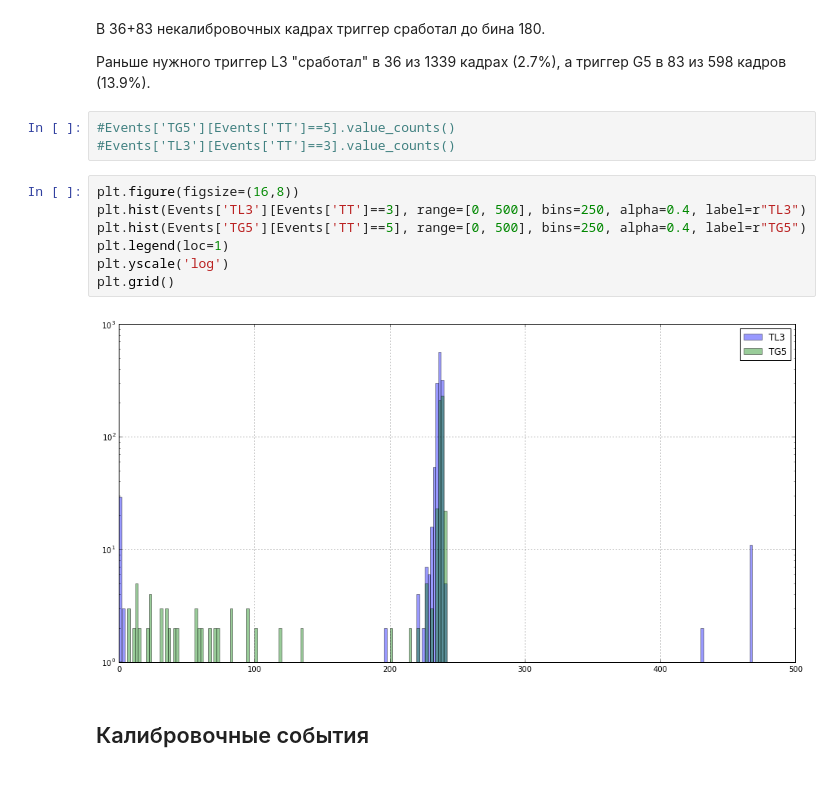
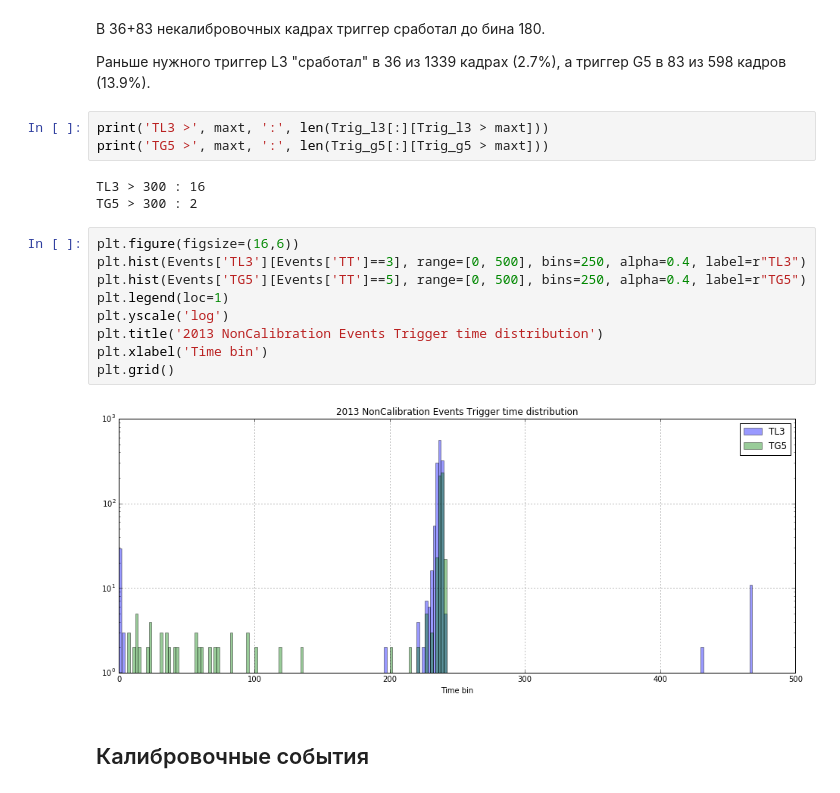
Before and after one commit to bonvech/Sphere, a Jupyter notebook: events_all.ipynb, the cells around one changed output. Drawn from its saved outputs; the diff is of its cells as text.

```diff
--- a/events_all.ipynb
+++ b/events_all.ipynb
@@ -165,18 +164,23 @@ TG5 < 180 : 83
 В 36+83 некалибровочных кадрах триггер сработал до бина 180.
 
 Раньше нужного триггер L3 "сработал" в 36 из 1339 кадрах (2.7%), а триггер G5 в 83 из 598 кадров (13.9%).
-# %%
-#Events['TG5'][Events['TT']==5].value_counts()
-#Events['TL3'][Events['TT']==3].value_counts()
+# %%
+print('TL3 >', maxt, ':', len(Trig_l3[:][Trig_l3 > maxt]))
+print('TG5 >', maxt, ':', len(Trig_g5[:][Trig_g5 > maxt]))
+# %% [output]
+TL3 > 300 : 16
+TG5 > 300 : 2
 # %%
-plt.figure(figsize=(16,8))
+plt.figure(figsize=(16,6))
 plt.hist(Events['TL3'][Events['TT']==3], range=[0, 500], bins=250, alpha=0.4, label=r"TL3")
 plt.hist(Events['TG5'][Events['TT']==5], range=[0, 500], bins=250, alpha=0.4, label=r"TG5")
 plt.legend(loc=1)
 plt.yscale('log')
+plt.title('2013 NonCalibration Events Trigger time distribution')
+plt.xlabel('Time bin')
 plt.grid()
 # %% [output]
-[figure, old version]
+[figure, new version]
 # %% [markdown]
 ## Калибровочные события
 # %%
```
Also changed, not shown: parts of 51 cells of this notebook.
